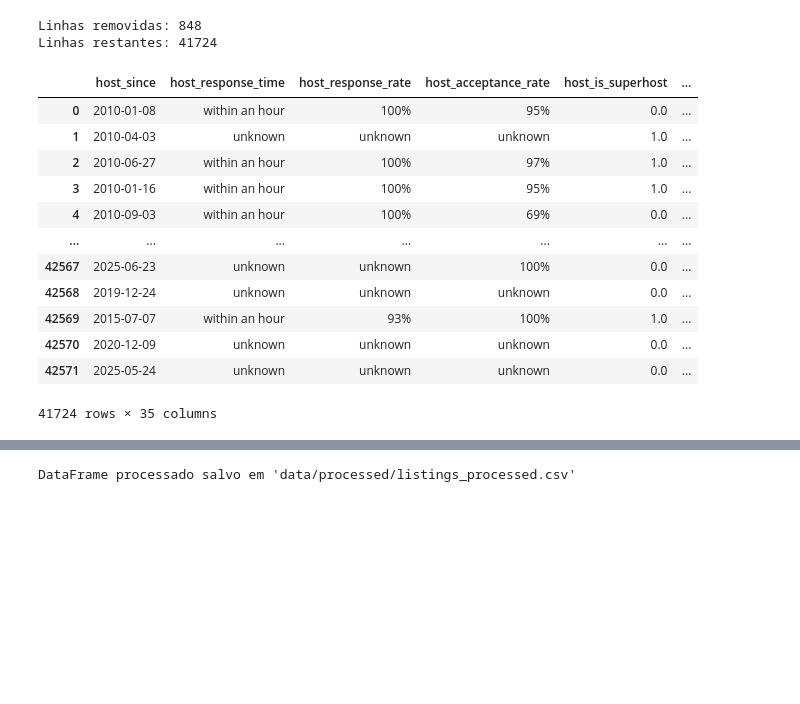
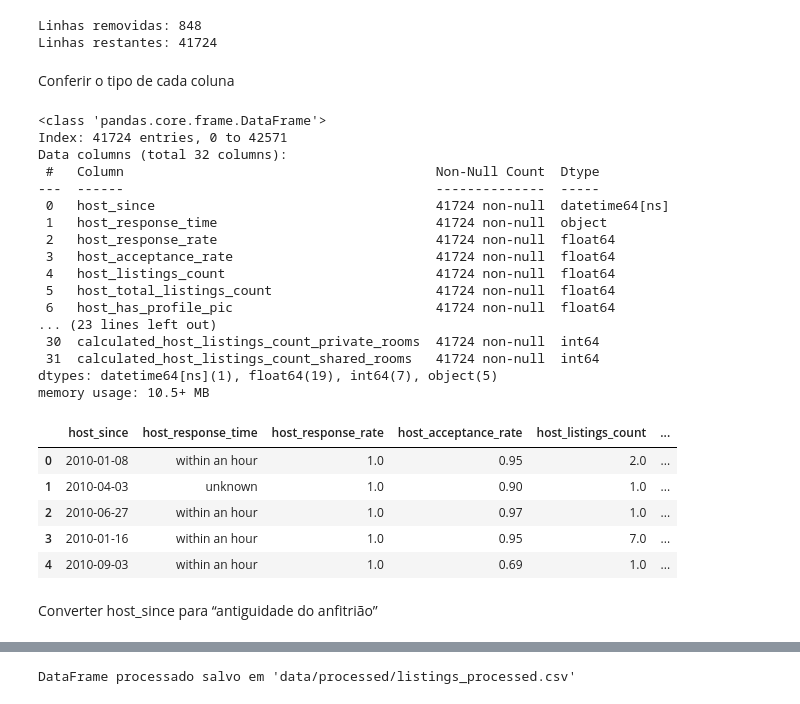
Before and after one commit to RaphaelRAY/airbnb-rating-ml, a Jupyter notebook: notebooks/01_limpeza_dados.ipynb, the cells around one changed output, grey strips where cells are left out. Saved outputs shown, nothing was run; the diff lists cells and outputs as text; code cells hidden in the pictures; blank space fills up the shorter version.

```diff
--- a/notebooks/01_limpeza_dados.ipynb
+++ b/notebooks/01_limpeza_dados.ipynb
@@ -141,5 +149,23 @@ Análise e tratamento de valores ausentes, incluindo a remoção de colunas com
+# %%
+df["host_response_rate"] = (
+    df["host_response_rate"]
+    .astype(str)
+    .str.replace("%", "", regex=False)
+    .astype(float)
+) / 100  # ← converte para proporção
+
+df["host_acceptance_rate"] = (
+    df["host_acceptance_rate"]
+    .astype(str)
+    .str.replace("%", "", regex=False)
+    .astype(float)
+) / 100  # ← converte para proporção
+# %%
+for col in ['host_has_profile_pic', 'host_identity_verified', 'host_is_superhost', 'instant_bookable','has_availability']:
+    if col in df.columns:
+        df[col] = df[col].map({'t': 1, 'f': 0}).astype(float)
 # %%
-print("\n--- 2.5. Tratamento de valores ausentes ---")
+
 missing_percentage = (df.isna().sum() / len(df)).sort_values(ascending=False)
 print("Percentual de valores ausentes por coluna (Top 20):")
 print(missing_percentage.head(20))
@@ -177,5 +203,7 @@ for col in df.columns:
     else:  # categóricas
         df[col] = df[col].fillna("unknown")
 
+df.drop(columns='bathrooms_text', inplace=True, errors="ignore")
+
 print("✅ Todos os valores ausentes foram tratados.")
 # %% [output]
@@ -216,19 +244,37 @@ print(f"Linhas restantes: {new_len_df}")
 # %% [output]
 Linhas removidas: 848
 Linhas restantes: 41724
+# %% [markdown]
+Conferir o tipo de cada coluna
+# %%
+pd.set_option('display.max_columns', None)
+df.info()
+# %% [output]
+<class 'pandas.core.frame.DataFrame'>
+Index: 41724 entries, 0 to 42571
+Data columns (total 32 columns):
+ #   Column                                        Non-Null Count  Dtype
+---  ------                                        --------------  -----
+ 0   host_since                                    41724 non-null  datetime64[ns]
+ 1   host_response_time                            41724 non-null  object
+ 2   host_response_rate                            41724 non-null  float64
+ 3   host_acceptance_rate                          41724 non-null  float64
+ 4   host_listings_count                           41724 non-null  float64
+ 5   host_total_listings_count                     41724 non-null  float64
+ 6   host_has_profile_pic                          41724 non-null  float64
+... (23 lines left out)
+ 30  calculated_host_listings_count_private_rooms  41724 non-null  int64
+ 31  calculated_host_listings_count_shared_rooms   41724 non-null  int64
+dtypes: datetime64[ns](1), float64(19), int64(7), object(5)
+memory usage: 10.5+ MB
 # %%
-df
+df.head()
 # %% [output]
-|  | host_since | host_response_time | host_response_rate | host_acceptance_rate | host_is_superhost | ... |
-| 0 | 2010-01-08 | within an hour | 100% | 95% | 0.0 | ... |
-| 1 | 2010-04-03 | unknown | unknown | unknown | 1.0 | ... |
-| 2 | 2010-06-27 | within an hour | 100% | 97% | 1.0 | ... |
-| 3 | 2010-01-16 | within an hour | 100% | 95% | 1.0 | ... |
-| 4 | 2010-09-03 | within an hour | 100% | 69% | 0.0 | ... |
-| ... | ... | ... | ... | ... | ... | ... |
-| 42567 | 2025-06-23 | unknown | unknown | 100% | 0.0 | ... |
-| 42568 | 2019-12-24 | unknown | unknown | unknown | 0.0 | ... |
-| 42569 | 2015-07-07 | within an hour | 93% | 100% | 1.0 | ... |
-| 42570 | 2020-12-09 | unknown | unknown | unknown | 0.0 | ... |
-| 42571 | 2025-05-24 | unknown | unknown | unknown | 0.0 | ... |
+|  | host_since | host_response_time | host_response_rate | host_acceptance_rate | host_listings_count | ... |
+| 0 | 2010-01-08 | within an hour | 1.0 | 0.95 | 2.0 | ... |
+| 1 | 2010-04-03 | unknown | 1.0 | 0.90 | 1.0 | ... |
+| 2 | 2010-06-27 | within an hour | 1.0 | 0.97 | 1.0 | ... |
+| 3 | 2010-01-16 | within an hour | 1.0 | 0.95 | 7.0 | ... |
+| 4 | 2010-09-03 | within an hour | 1.0 | 0.69 | 1.0 | ... |
-41724 rows × 35 columns
+# %% [markdown]
+Converter host_since para “antiguidade do anfitrião”
```
Also changed, not shown: parts of 11 cells of this notebook.
